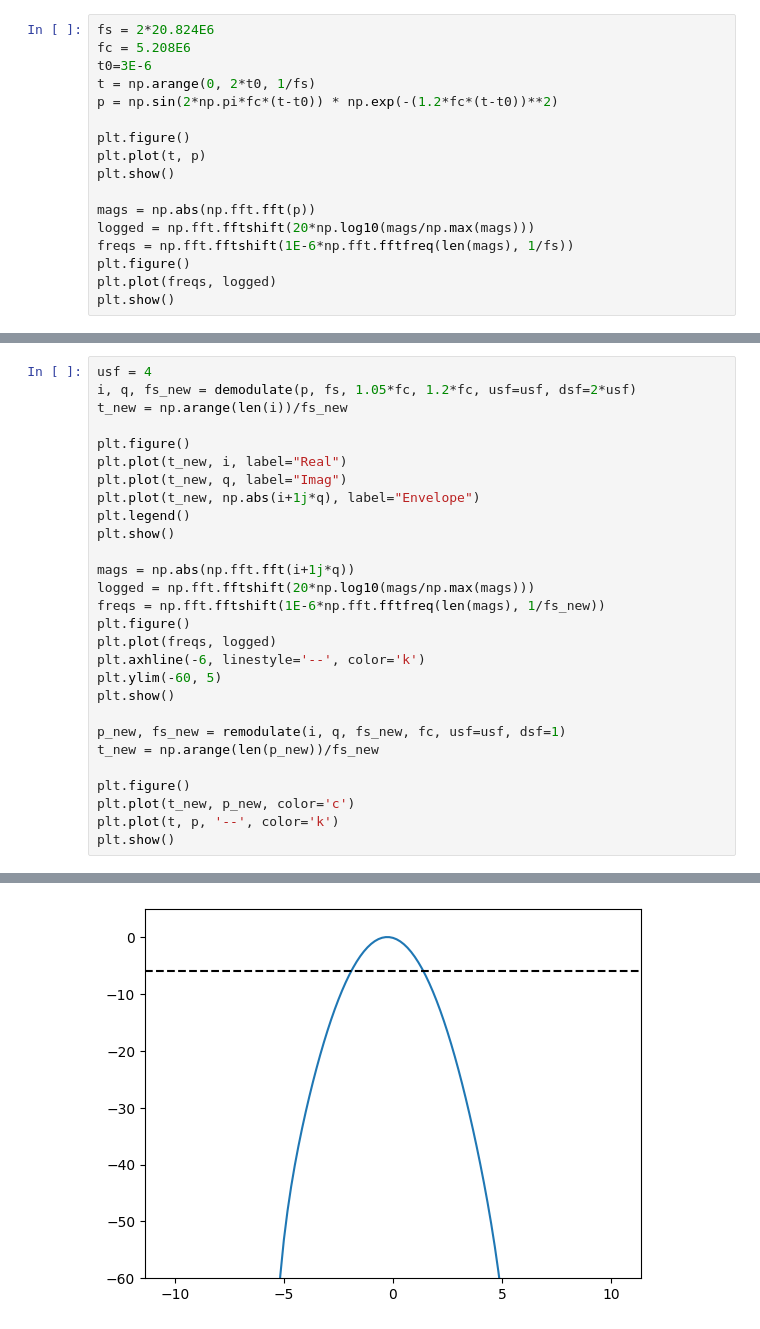
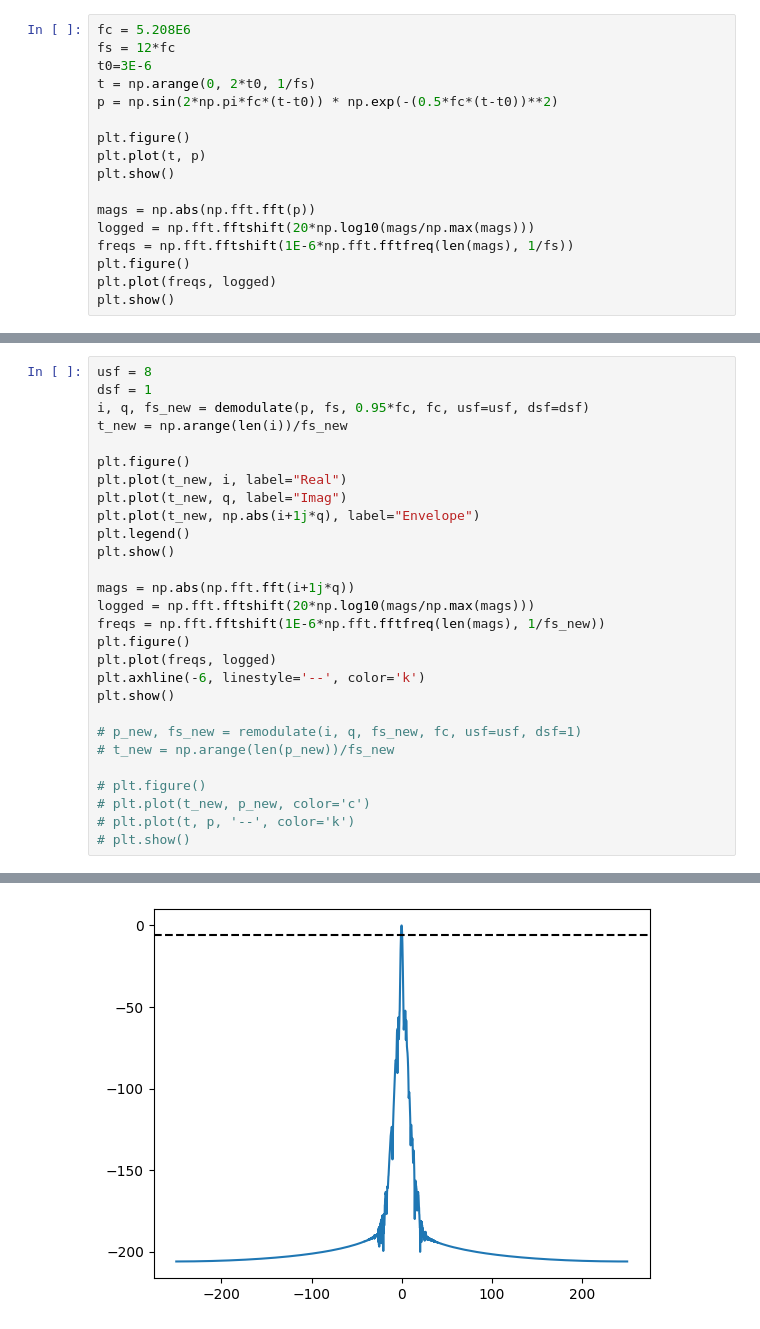
Before and after one commit to wewightman/pyusel-dispest, a Jupyter notebook: showitoff.ipynb, the cells around one changed output, grey strips where cells are left out. Drawn from its saved outputs; the diff is of its cells as text.

```diff
--- a/showitoff.ipynb
+++ b/showitoff.ipynb
@@ -6,9 +8,9 @@ from dispest.demod import demodulate, remodulate
 # %%
-fs = 2*20.824E6
 fc = 5.208E6
+fs = 12*fc
 t0=3E-6
 t = np.arange(0, 2*t0, 1/fs)
-p = np.sin(2*np.pi*fc*(t-t0)) * np.exp(-(1.2*fc*(t-t0))**2)
+p = np.sin(2*np.pi*fc*(t-t0)) * np.exp(-(0.5*fc*(t-t0))**2)
 
 plt.figure()
 plt.plot(t, p)
@@ -26,6 +28,7 @@ plt.show()
 # %%
-usf = 4
-i, q, fs_new = demodulate(p, fs, 1.05*fc, 1.2*fc, usf=usf, dsf=2*usf)
+usf = 8
+dsf = 1
+i, q, fs_new = demodulate(p, fs, 0.95*fc, fc, usf=usf, dsf=dsf)
 t_new = np.arange(len(i))/fs_new
 
 plt.figure()
@@ -41,14 +44,13 @@ freqs = np.fft.fftshift(1E-6*np.fft.fftfreq(len(mags), 1/fs_new))
 plt.figure()
 plt.plot(freqs, logged)
 plt.axhline(-6, linestyle='--', color='k')
-plt.ylim(-60, 5)
 plt.show()
 
-p_new, fs_new = remodulate(i, q, fs_new, fc, usf=usf, dsf=1)
-t_new = np.arange(len(p_new))/fs_new
+# p_new, fs_new = remodulate(i, q, fs_new, fc, usf=usf, dsf=1)
+# t_new = np.arange(len(p_new))/fs_new
 
-plt.figure()
-plt.plot(t_new, p_new, color='c')
-plt.plot(t, p, '--', color='k')
-plt.show()
+# plt.figure()
+# plt.plot(t_new, p_new, color='c')
+# plt.plot(t, p, '--', color='k')
+# plt.show()
 # %% [output]
@@ -56 +64 @@ plt.show()
-[figure, old version]
+[figure, new version]
```
Also changed, not shown: parts of 3 cells of this notebook, 1 other file.
